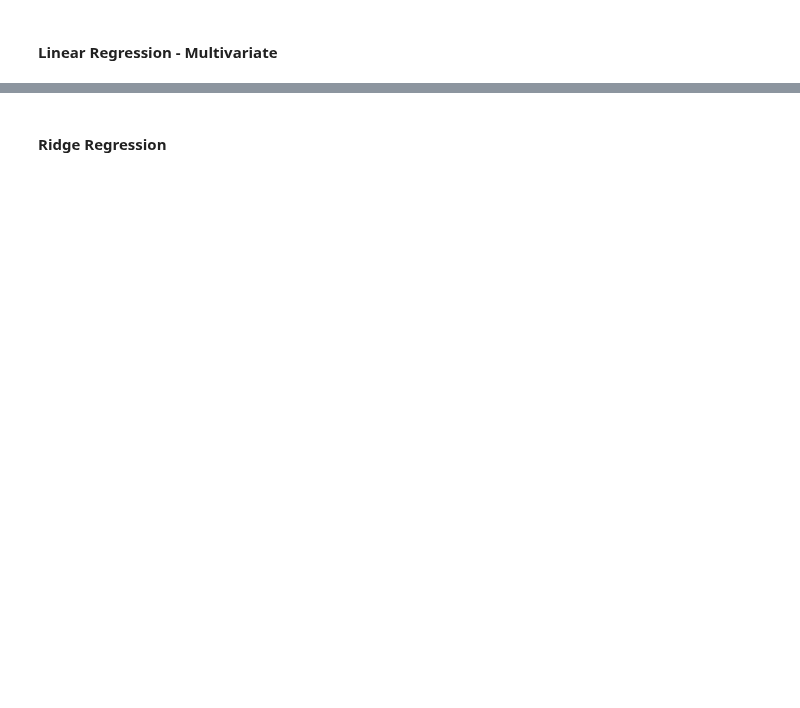
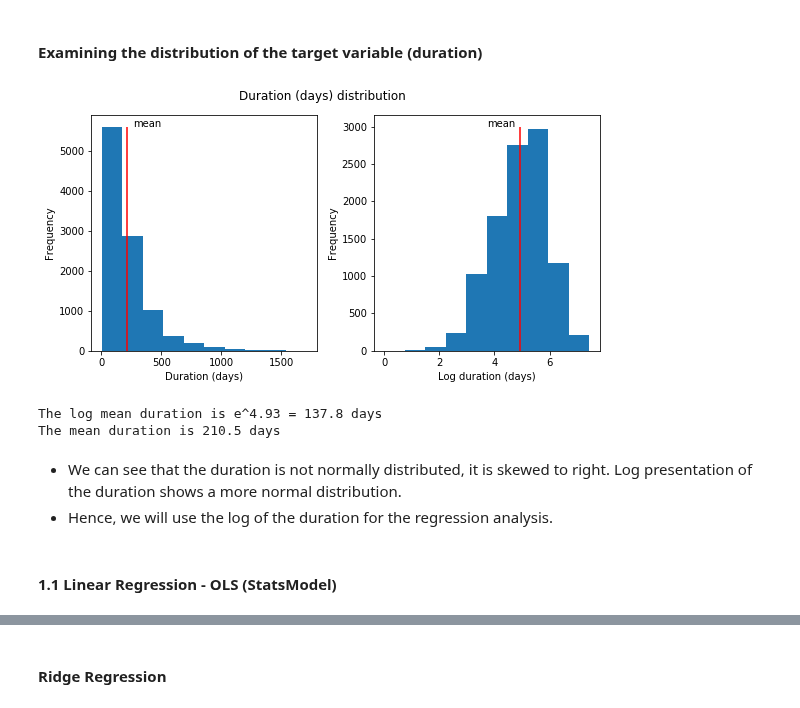
Before and after one commit to anoushavan/Capstone_1, a Jupyter notebook: code/Capstone_1_ML_analysis.ipynb, the cells around one changed output, grey strips where cells are left out. Saved outputs shown, nothing was run; the diff lists cells and outputs as text; code cells hidden in the pictures; blank space fills up the shorter version.

```diff
--- a/code/Capstone_1_ML_analysis.ipynb
+++ b/code/Capstone_1_ML_analysis.ipynb
@@ -41,2 +66,29 @@ df_combined.head(2)
+# %% [markdown]
+#### Examining the distribution of the target variable (duration)
+# %%
+# Plot the target variable distribution
+fig, (ax1,ax2) = plt.subplots(1,2, figsize=(8,4))
+data[['Duration']].plot.hist(ax=ax1, legend=False)
+ax1.vlines(data[['Duration']].mean(), 0, 5600, color='red')
+ax1.annotate('mean', (data[['Duration']].mean()+50, 5600))
+ax1.set_xlabel('Duration (days)')
+np.log(data[['Duration']]).plot.hist(ax=ax2, legend=False);
+ax2.vlines(np.log(data[['Duration']]).mean(), 0, 3000, color='red')
+ax2.annotate('mean', (np.log(data[['Duration']]).mean()-1.2, 3000))
+ax2.set_xlabel('Log duration (days)')
+plt.suptitle('Duration (days) distribution', y=1.05)
+plt.tight_layout()
+# %% [output]
+[figure, added]
+# %%
+print("The log mean duration is e^{:.2f} = {:.1f} days".format(
+    (np.log(data[['Duration']]).mean()[0]), np.exp(np.log(data[['Duration']]).mean()[0])))
+print("The mean duration is {:.1f} days".format(data[['Duration']].mean()[0]))
+# %% [output]
+The log mean duration is e^4.93 = 137.8 days
+The mean duration is 210.5 days
+# %% [markdown]
+* We can see that the duration is not normally distributed, it is skewed to right. Log presentation of the duration shows a more normal distribution.
+* Hence, we will use the log of the duration for the regression analysis.
 # %% [markdown]
-#### Linear Regression - Multivariate
+#### 1.1 Linear Regression - OLS (StatsModel)
```
Also changed, not shown: parts of 60 cells of this notebook.
